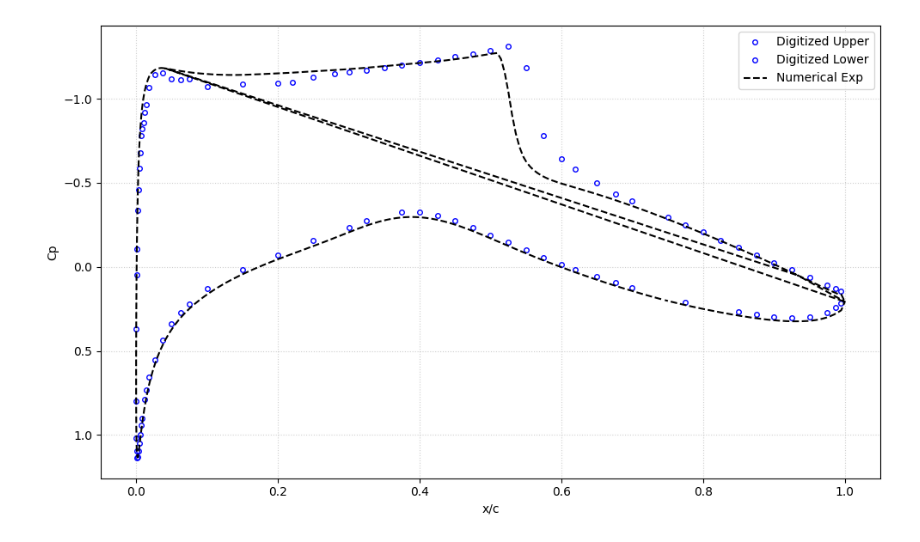
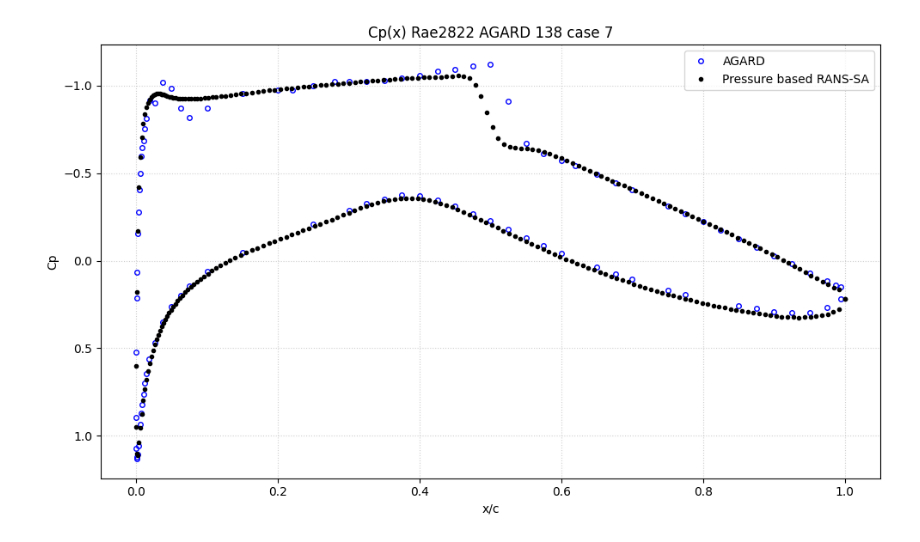
Before and after one commit to 737CMD/Diploma_bac, a Jupyter notebook: code/cp_plotter.ipynb, the cells around one changed output. Cells and saved outputs as stored; diff of their text form; code cells hidden in the pictures.

```diff
--- a/code/cp_plotter.ipynb
+++ b/code/cp_plotter.ipynb
@@ -6,26 +6,26 @@ import re
 # %%
 def load(path):
     with open(path, 'r') as f:
         data = re.findall(r'([-\d\.eE]+)[\s,]+([-\d\.eE]+)', f.read())
     return pd.DataFrame(data, columns=['x', 'cp'], dtype=float)
 
 try:
-    u, l, exp = load('upper8.txt'), load('lower8.txt'), load('cp(x)8.txt')
+    u, l, exp = load('upper7.txt'), load('lower7.txt'), load('cp(x)7-pres.txt')
 
     plt.figure(figsize=(10, 6))
-    plt.plot(u.x, u.cp, 'bo', mfc='none', ms=4, label='Digitized Upper')
-    plt.plot(l.x, l.cp, 'bo', mfc='none', ms=4, label='Digitized Lower')
-    plt.plot(exp.x, exp.cp, 'k--', lw=1.5, label='Numerical Exp')
-
+    plt.plot(u.x, u.cp, 'bo', mfc='none', ms=4)
+    plt.plot(l.x, l.cp, 'bo', mfc='none', ms=4, label='AGARD')
+    plt.plot(exp.x, exp.cp, 'ko', ms =3, lw=1.5, label='Pressure based RANS-SA')
+    plt.title("Cp(x) Rae2822 AGARD 138 case 7")
     plt.gca().invert_yaxis()
     plt.grid(True, ls=':', alpha=0.6)
     plt.xlabel('x/c'); plt.ylabel('Cp')
     plt.legend()
     plt.tight_layout()
-    plt.savefig('cp_plot.png', dpi=300)
+    plt.savefig('cp6_plot.png', dpi=300)
     plt.show()
 
 except Exception as e:
     print(f"Error: {e}")
 # %% [output]
-[figure, old version]
+[figure, new version]
```
Also changed, not shown: 38 other files.
